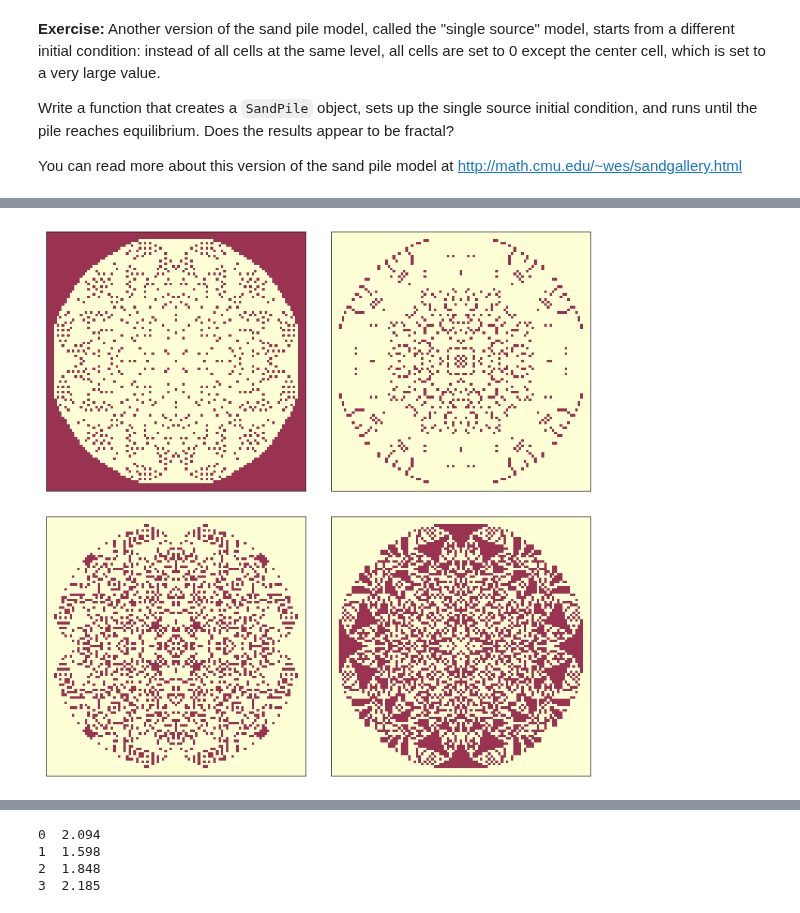
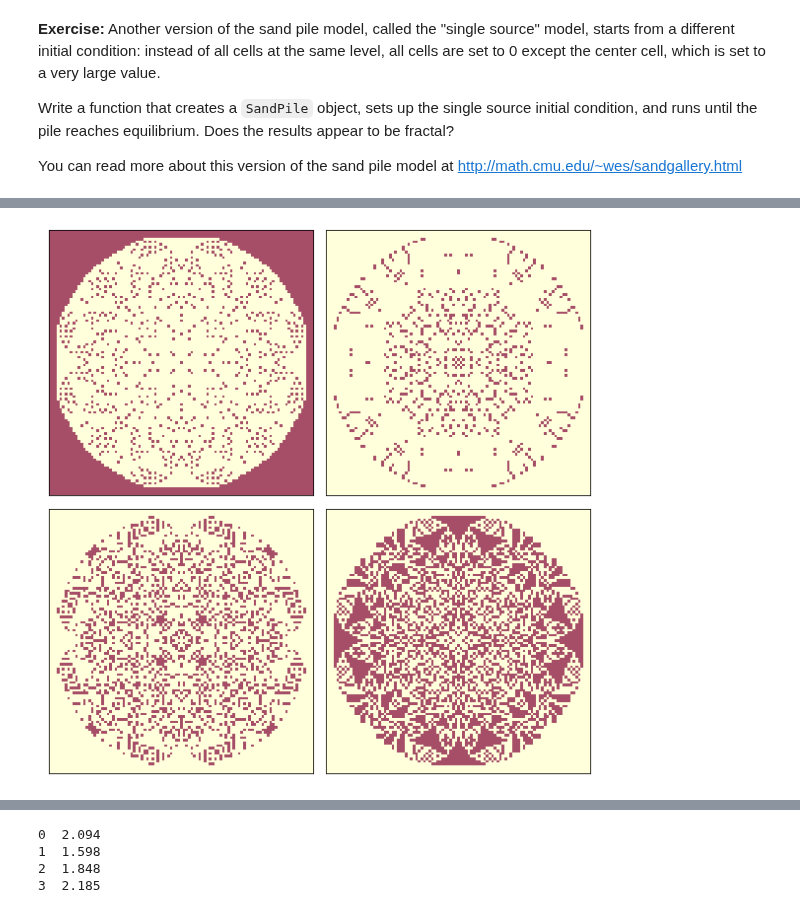
Before and after one commit to AllenDowney/ThinkComplexity2, a Jupyter notebook: soln/chap08soln.ipynb, the cells around one changed output, grey strips where cells are left out. Saved outputs shown, nothing was run; the diff lists cells and outputs as text; code cells hidden in the pictures.

```diff
--- a/soln/chap08soln.ipynb
+++ b/soln/chap08soln.ipynb
@@ -280,15 +347,13 @@ viewer3.draw()
 # %% [markdown]
 Since it contains four different levels (0, 1, 2, and 3), we can extract 4 binary patterns.
 # %%
-def draw_four(viewer, levels=range(4)):
-    thinkplot.preplot(rows=2, cols=2)
-    a = viewer.viewee.array
+def draw_four(pile, levels=range(4)):
+    plt.figure(figsize=(8, 8))
+    for i, level in enumerate(levels):
+        plt.subplot(2, 2, i+1)
+        pile.draw_array(pile.array==level, cmap='YlOrRd', vmax=1)
 
-    for i, level in enumerate(levels):
-        thinkplot.subplot(i+1)
-        viewer.draw_array(a==level, vmax=1)
-
-    thinkplot.tight_layout()
+    plt.tight_layout()
 # %% [markdown]
 Here's what they look like:
 # %%
@@ -612,14 +662,13 @@ def run_ss_pile(n, k=10):
     pile = SandPile(n)
     single_source(pile, 2**k)
     print(pile.run())
-    viewer = SandPileViewer(pile)
-    return pile, viewer
+    return pile
 # %%
 # Solution
 
 # Let's try it with `2**14` grains:
 
-% time pile5, viewer5 = run_ss_pile(n=101, k=14)
-viewer5.draw()
+pile5 = run_ss_pile(n=101, k=14)
+pile5.draw()
 # %% [output]
 (14244, 4900462)
@@ -629,11 +676,11 @@ Wall time: 6.59 s
 # %%
 # Solution
 
 # Visually, the results sure look fractal.
 
-draw_four(viewer5)
+draw_four(pile5)
 # %% [output]
-[figure, old version]
+[figure, new version]
 # %%
 # Solution
 
```
Also changed, not shown: parts of 42 cells of this notebook, 5 other files.
